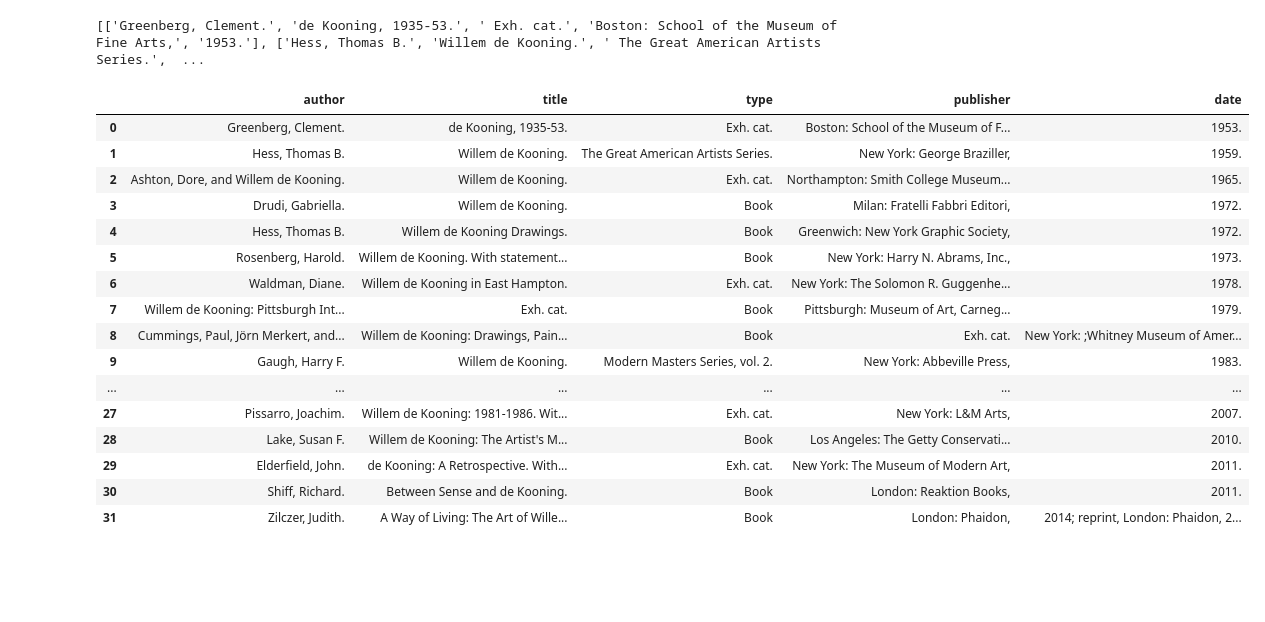
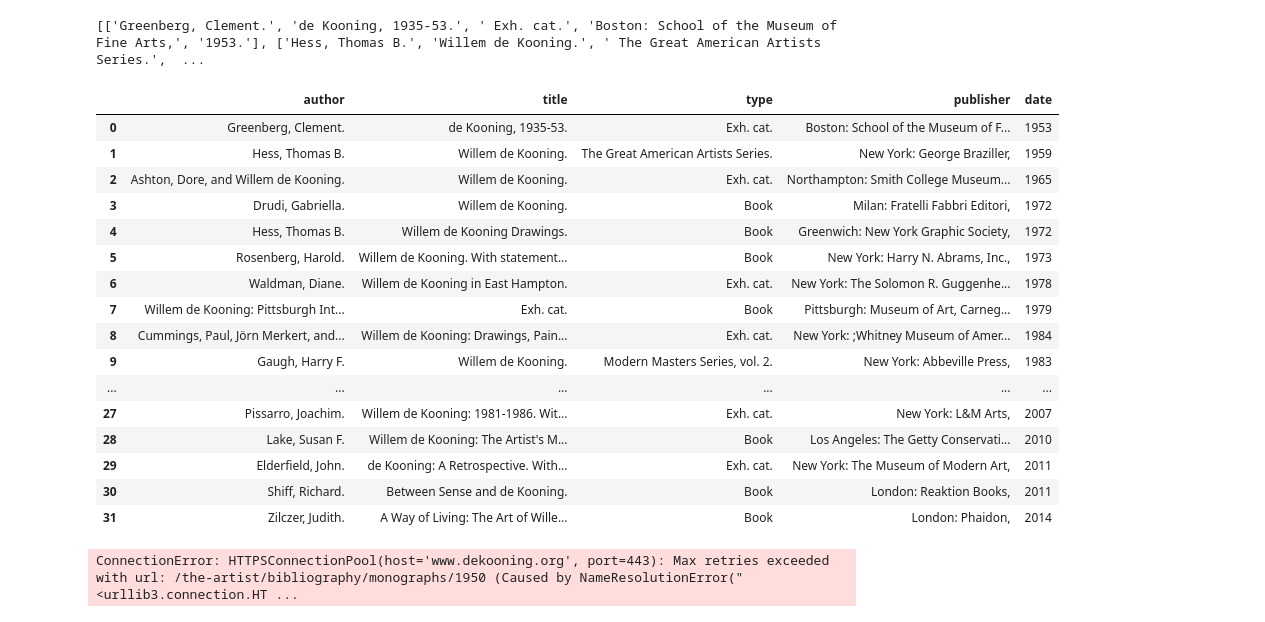
Before and after one commit to giorgiacrosilla/reputationera, a Jupyter notebook: scripts/data_analysis_and_cleaning/deKooning/exhibitions_DK.ipynb, the cells around one changed output. Cells and saved outputs as stored; diff of their text form; code cells hidden in the pictures; blank space fills up the shorter version.

```diff
--- a/scripts/data_analysis_and_cleaning/deKooning/exhibitions_DK.ipynb
+++ b/scripts/data_analysis_and_cleaning/deKooning/exhibitions_DK.ipynb
@@ -294,16 +307,14 @@ titles_l
  'Shiff, Richard.;;Between Sense and de Kooning.;;London: Reaktion Books,;;2011.',
  'Zilczer, Judith.;;A Way of Living: The Art of Willem de Kooning.;;London: Phaidon,;;2014; reprint, London: Phaidon, 2017.']
 # %%
-
-
+import re
 new_lis = []
 
 # Iterate through each string in the original list
 for item in titles_l:
 
-
-    parts = item.split(';;')
-
+# Split the string 'item' using either ';;' or ', 1' as the delimiter
+    parts = re.split(r';;|; ;', item)
 
     new_lis.append(parts)
 
@@ -321,46 +332,76 @@ title = []
 type = []
 publisher = []
 date = []
 
 # Populate the lists from the data in x
 for i in new_lis:
     if len(i) >= 5:
         author.append(i[0])
         title.append(i[1])
         if ' Exh. cat.' in  i[2]  or 'PhD ' in i[2] or 'Series' in i[2]:
             type.append(i[2])
         else:
             type.append(None)
         publisher.append(i[3])
         date.append(i[4])
     elif len(i) >=4:
         author.append(i[0])
         title.append(i[1])
         type.append('Book')
         publisher.append(i[2])
         date.append(i[3])
 
 
 # Create DataFrame
 df = pd.DataFrame({"author": author, "title": title, "type": type, 'publisher': publisher, 'date': date})
 
+df['date'] = df['date'].str.extract(r'(\d{4})')
 
 df
 # %% [output]
 |  | author | title | type | publisher | date |
-| 0 | Greenberg, Clement. | de Kooning, 1935-53. | Exh. cat. | Boston: School of the Museum of F... | 1953. |
-| 1 | Hess, Thomas B. | Willem de Kooning. | The Great American Artists Series. | New York: George Braziller, | 1959. |
-| 2 | Ashton, Dore, and Willem de Kooning. | Willem de Kooning. | Exh. cat. | Northampton: Smith College Museum... | 1965. |
-| 3 | Drudi, Gabriella. | Willem de Kooning. | Book | Milan: Fratelli Fabbri Editori, | 1972. |
-| 4 | Hess, Thomas B. | Willem de Kooning Drawings. | Book | Greenwich: New York Graphic Society, | 1972. |
-| 5 | Rosenberg, Harold. | Willem de Kooning. With statement... | Book | New York: Harry N. Abrams, Inc., | 1973. |
-| 6 | Waldman, Diane. | Willem de Kooning in East Hampton. | Exh. cat. | New York: The Solomon R. Guggenhe... | 1978. |
-| 7 | Willem de Kooning: Pittsburgh Int... | Exh. cat. | Book | Pittsburgh: Museum of Art, Carneg... | 1979. |
-| 8 | Cummings, Paul, Jörn Merkert, and... | Willem de Kooning: Drawings, Pain... | Book | Exh. cat. | New York: ;Whitney Museum of Amer... |
-| 9 | Gaugh, Harry F. | Willem de Kooning. | Modern Masters Series, vol. 2. | New York: Abbeville Press, | 1983. |
+| 0 | Greenberg, Clement. | de Kooning, 1935-53. | Exh. cat. | Boston: School of the Museum of F... | 1953 |
+| 1 | Hess, Thomas B. | Willem de Kooning. | The Great American Artists Series. | New York: George Braziller, | 1959 |
+| 2 | Ashton, Dore, and Willem de Kooning. | Willem de Kooning. | Exh. cat. | Northampton: Smith College Museum... | 1965 |
+| 3 | Drudi, Gabriella. | Willem de Kooning. | Book | Milan: Fratelli Fabbri Editori, | 1972 |
+| 4 | Hess, Thomas B. | Willem de Kooning Drawings. | Book | Greenwich: New York Graphic Society, | 1972 |
+| 5 | Rosenberg, Harold. | Willem de Kooning. With statement... | Book | New York: Harry N. Abrams, Inc., | 1973 |
+| 6 | Waldman, Diane. | Willem de Kooning in East Hampton. | Exh. cat. | New York: The Solomon R. Guggenhe... | 1978 |
+| 7 | Willem de Kooning: Pittsburgh Int... | Exh. cat. | Book | Pittsburgh: Museum of Art, Carneg... | 1979 |
+| 8 | Cummings, Paul, Jörn Merkert, and... | Willem de Kooning: Drawings, Pain... | Exh. cat. | New York: ;Whitney Museum of Amer... | 1984 |
+| 9 | Gaugh, Harry F. | Willem de Kooning. | Modern Masters Series, vol. 2. | New York: Abbeville Press, | 1983 |
 | ... | ... | ... | ... | ... | ... |
-| 27 | Pissarro, Joachim. | Willem de Kooning: 1981-1986. Wit... | Exh. cat. | New York: L&M Arts, | 2007. |
-| 28 | Lake, Susan F. | Willem de Kooning: The Artist's M... | Book | Los Angeles: The Getty Conservati... | 2010. |
-| 29 | Elderfield, John. | de Kooning: A Retrospective. With... | Exh. cat. | New York: The Museum of Modern Art, | 2011. |
-| 30 | Shiff, Richard. | Between Sense and de Kooning. | Book | London: Reaktion Books, | 2011. |
-| 31 | Zilczer, Judith. | A Way of Living: The Art of Wille... | Book | London: Phaidon, | 2014; reprint, London: Phaidon, 2... |
+| 27 | Pissarro, Joachim. | Willem de Kooning: 1981-1986. Wit... | Exh. cat. | New York: L&M Arts, | 2007 |
+| 28 | Lake, Susan F. | Willem de Kooning: The Artist's M... | Book | Los Angeles: The Getty Conservati... | 2010 |
+| 29 | Elderfield, John. | de Kooning: A Retrospective. With... | Exh. cat. | New York: The Museum of Modern Art, | 2011 |
+| 30 | Shiff, Richard. | Between Sense and de Kooning. | Book | London: Reaktion Books, | 2011 |
+| 31 | Zilczer, Judith. | A Way of Living: The Art of Wille... | Book | London: Phaidon, | 2014 |
+# %%
+import requests
+from bs4 import BeautifulSoup as bs
+
+URLs = [
+    'https://www.dekooning.org/the-artist/bibliography/monographs/1950',
+    'https://www.dekooning.org/the-artist/bibliography/monographs/1960',
+    'https://www.dekooning.org/the-artist/bibliography/monographs/1970',
+    'https://www.dekooning.org/the-artist/bibliography/monographs/1980',
+    'https://www.dekooning.org/the-artist/bibliography/monographs/1990',
+    'https://www.dekooning.org/the-artist/bibliography/monographs/2000',
+    'https://www.dekooning.org/the-artist/bibliography/monographs/2010',
+    'https://www.dekooning.org/the-artist/bibliography/monographs/2020'
+]
+
+titles_li = []
+
+for url in URLs:
+    req = requests.get(url)
+    soup = bs(req.text, 'html.parser')
+
+    titles = soup.find_all('div', class_="unit_copy spacing_03")
+
+    for title in titles:
+        titles_li.append(title.text.strip().replace("\xa0\n", ";").replace("\xa0", ";").replace('\n',';').replace('\t', '').replace(':;;', ': ').replace(';;[A-Z]', ' [A-Z]')) #provare a vedere se funziona, ho fatto troppe richieste http
+
+titles_li
+# %% [output]
+ConnectionError: HTTPSConnectionPool(host='www.dekooning.org', port=443): Max retries exceeded with url: /the-artist/bibliography/monographs/1950 (Caused by NameResolutionError("<urllib3.connection.HT ...
```
Also changed, not shown: parts of 5 cells of this notebook, 3 other files.
